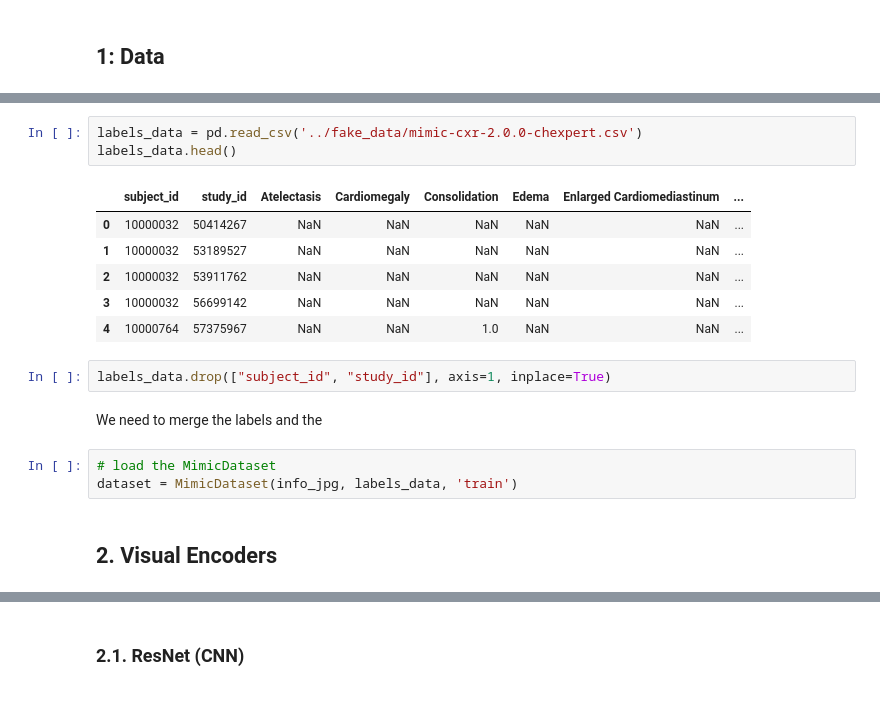
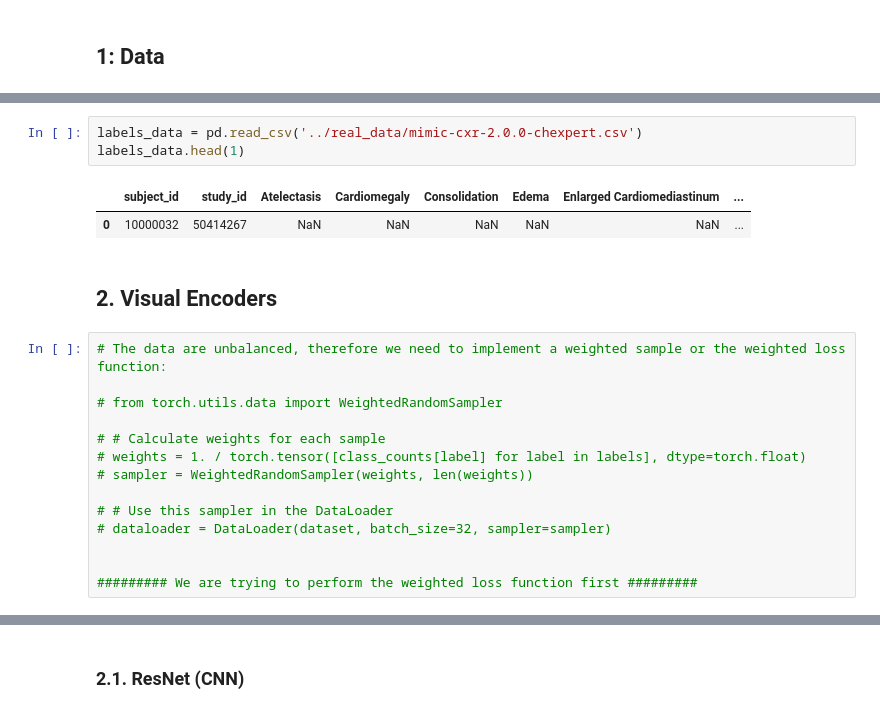
Before and after one commit to silviiaromanato/biomed-team4, a Jupyter notebook: multimodal/biomed.ipynb, the cells around one changed output, grey strips where cells are left out. Cells and saved outputs as stored; diff of their text form.

```diff
--- a/multimodal/biomed.ipynb
+++ b/multimodal/biomed.ipynb
@@ -51,19 +58,22 @@ Note that "No Finding" is the absence of any of the 13 descriptive labels and a
 # %%
-labels_data = pd.read_csv('../fake_data/mimic-cxr-2.0.0-chexpert.csv')
-labels_data.head()
+labels_data = pd.read_csv('../real_data/mimic-cxr-2.0.0-chexpert.csv')
+labels_data.head(1)
 # %% [output]
 |  | subject_id | study_id | Atelectasis | Cardiomegaly | Consolidation | Edema | Enlarged Cardiomediastinum | ... |
 | 0 | 10000032 | 50414267 | NaN | NaN | NaN | NaN | NaN | ... |
-| 1 | 10000032 | 53189527 | NaN | NaN | NaN | NaN | NaN | ... |
-| 2 | 10000032 | 53911762 | NaN | NaN | NaN | NaN | NaN | ... |
-| 3 | 10000032 | 56699142 | NaN | NaN | NaN | NaN | NaN | ... |
-| 4 | 10000764 | 57375967 | NaN | NaN | 1.0 | NaN | NaN | ... |
-# %%
-labels_data.drop(["subject_id", "study_id"], axis=1, inplace=True)
-# %% [markdown]
-We need to merge the labels and the
-# %%
-# load the MimicDataset
-dataset = MimicDataset(info_jpg, labels_data, 'train')
 # %% [markdown]
 ## 2. **Visual Encoders**
+# %%
+# The data are unbalanced, therefore we need to implement a weighted sample or the weighted loss function:
+
+# from torch.utils.data import WeightedRandomSampler
+
+# # Calculate weights for each sample
+# weights = 1. / torch.tensor([class_counts[label] for label in labels], dtype=torch.float)
+# sampler = WeightedRandomSampler(weights, len(weights))
+
+# # Use this sampler in the DataLoader
+# dataloader = DataLoader(dataset, batch_size=32, sampler=sampler)
+
+
+######### We are trying to perform the weighted loss function first #########
```
Also changed, not shown: parts of 18 cells of this notebook, 6 other files.
